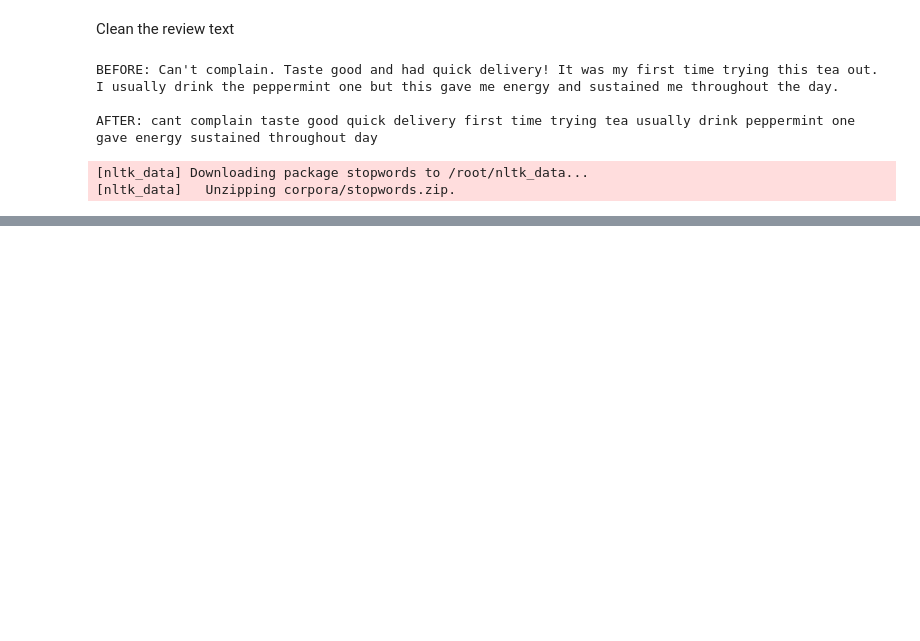
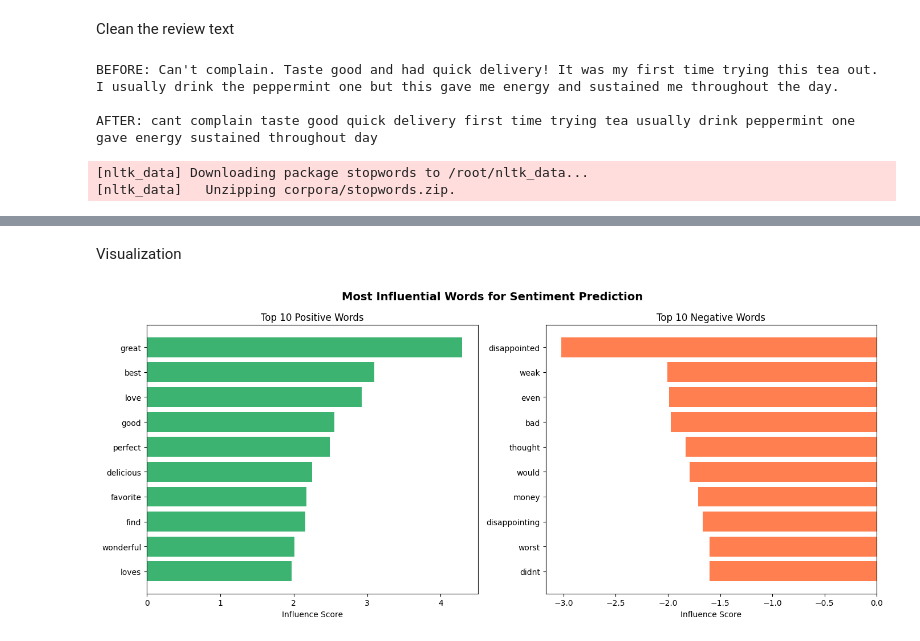
Before and after one commit to PatriciaKiarie04/sentiment-analysis-nlp, a Jupyter notebook: sentiment_analysis_nlp_csv.ipynb, the cells around one changed output, grey strips where cells are left out. Drawn from its saved outputs; the diff is of its cells as text; code cells hidden in the pictures; blank space fills up the shorter version.

Commit message:
TF-IDF vectorization, Logistic Regression model 83.42% accuracy and influential words analysis

```diff
--- a/sentiment_analysis_nlp_csv.ipynb
+++ b/sentiment_analysis_nlp_csv.ipynb
@@ -126,0 +190,16 @@ AFTER: cant complain taste good quick delivery first time trying tea usually dri
+# %%
+# Get the most influential words for each sentiment
+feature_names = tfidf.get_feature_names_out()
+coefficients = model.coef_[0]
+
+# Top 10 words pushing toward Positive
+top_positive = sorted(zip(coefficients, feature_names), reverse=True)[:10]
+print("TOP POSITIVE WORDS:")
+for coef, word in top_positive:
+    print(f"  {word}: {coef:.3f}")
+
+# Top 10 words pushing toward Negative
+top_negative = sorted(zip(coefficients, feature_names))[:10]
+print("\nTOP NEGATIVE WORDS:")
+for coef, word in top_negative:
+    print(f"  {word}: {coef:.3f}")
@@ -126,0 +224,34 @@ AFTER: cant complain taste good quick delivery first time trying tea usually dri
+# %% [markdown]
+Visualization
+# %%
+import matplotlib.pyplot as plt
+import numpy as np
+
+# Data
+pos_words = [word for _, word in top_positive]
+pos_scores = [coef for coef, _ in top_positive]
+
+neg_words = [word for _, word in top_negative]
+neg_scores = [coef for coef, _ in top_negative]
+
+fig, (ax1, ax2) = plt.subplots(1, 2, figsize=(14, 6))
+
+# Positive words chart
+ax1.barh(pos_words, pos_scores, color='mediumseagreen')
+ax1.set_title('Top 10 Positive Words')
+ax1.set_xlabel('Influence Score')
+ax1.invert_yaxis()
+
+# Negative words chart
+ax2.barh(neg_words, neg_scores, color='coral')
+ax2.set_title('Top 10 Negative Words')
+ax2.set_xlabel('Influence Score')
+ax2.invert_yaxis()
+
+plt.suptitle('Most Influential Words for Sentiment Prediction',
+             fontsize=14, fontweight='bold')
+plt.tight_layout()
+plt.savefig('influential_words.png')
+plt.show()
+# %% [output]
+[figure, added]
```
Also changed, not shown: parts of 10 cells of this notebook.
